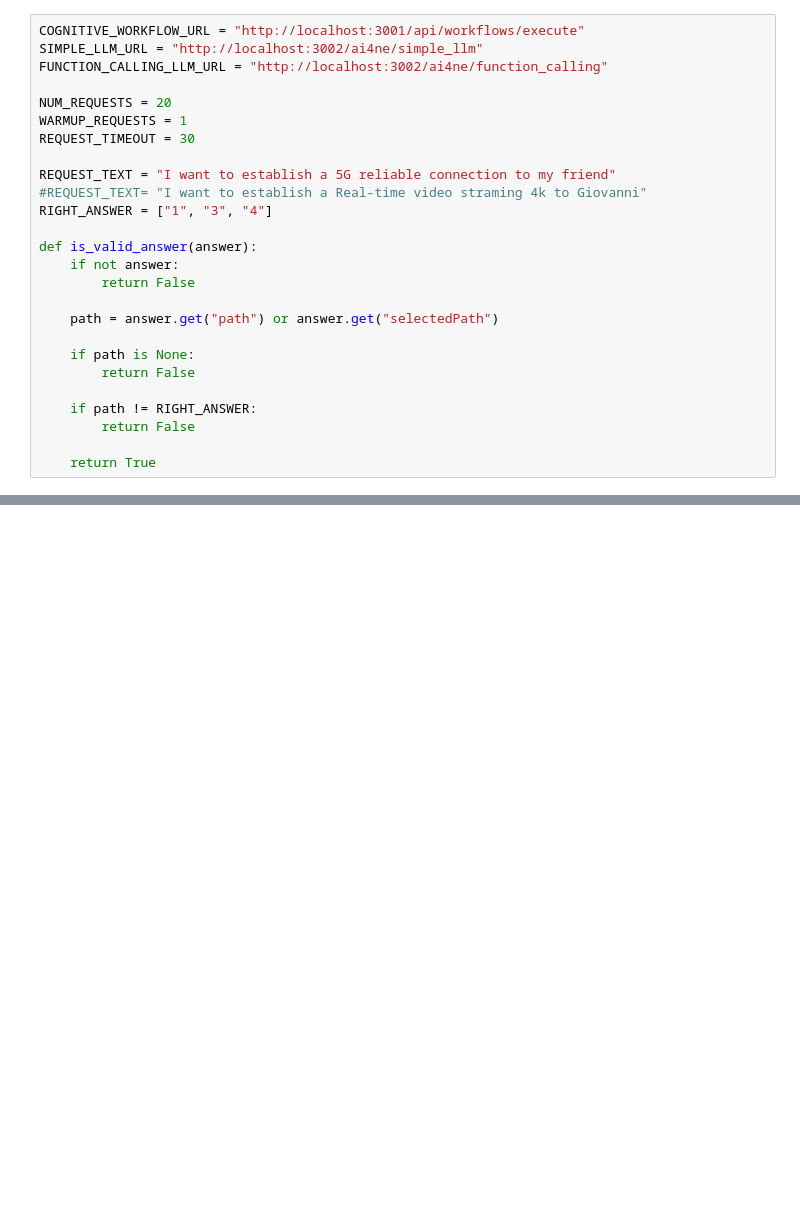
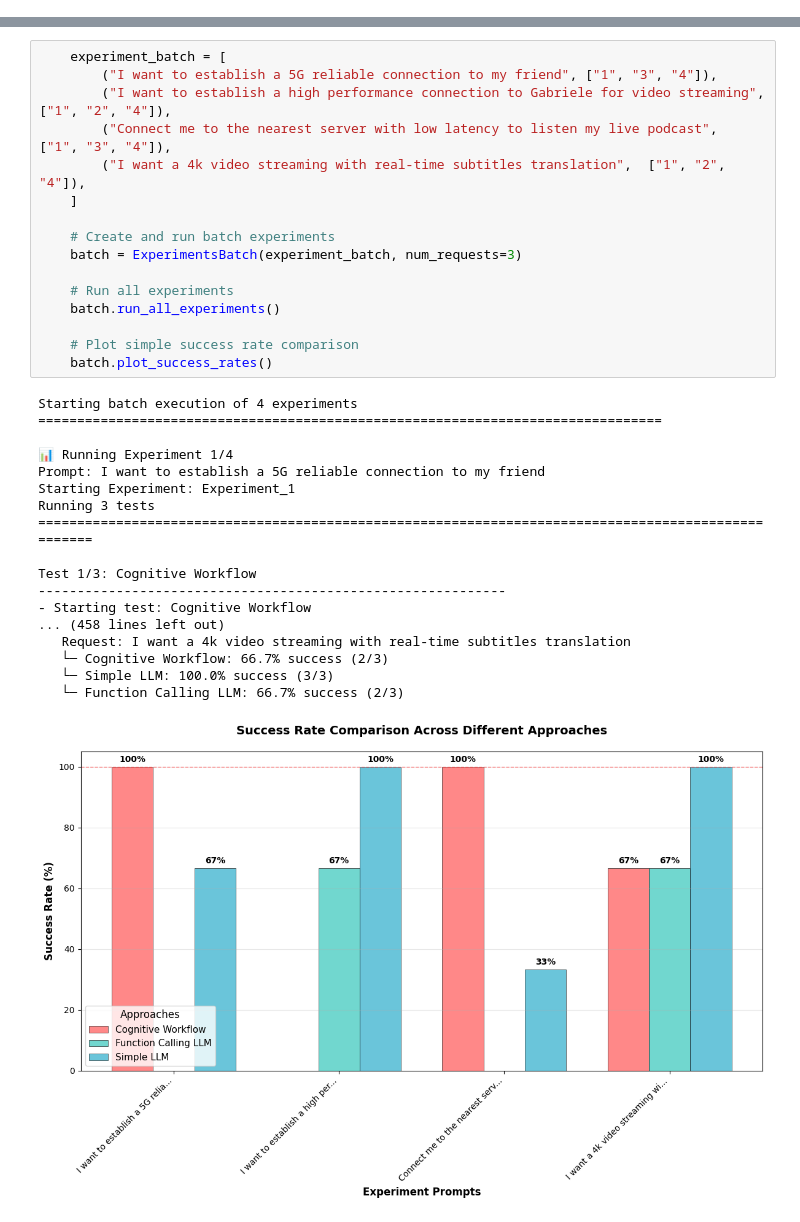
Before and after one commit to NiccoloCase/AI4NE_experimentation, a Jupyter notebook: notebook.ipynb, the cells around one changed output, grey strips where cells are left out. Drawn from its saved outputs; the diff is of its cells as text; blank space fills up the shorter version.

Commit message:
Improved Test Framework

```diff
--- a/notebook.ipynb
+++ b/notebook.ipynb
@@ -362,26 +12,0 @@ def save_results_to_csv(results, filename):
-# %%
-COGNITIVE_WORKFLOW_URL = "http://localhost:3001/api/workflows/execute"
-SIMPLE_LLM_URL = "http://localhost:3002/ai4ne/simple_llm"
-FUNCTION_CALLING_LLM_URL = "http://localhost:3002/ai4ne/function_calling"
-
-NUM_REQUESTS = 20
-WARMUP_REQUESTS = 1
-REQUEST_TIMEOUT = 30
-
-REQUEST_TEXT = "I want to establish a 5G reliable connection to my friend"
-#REQUEST_TEXT= "I want to establish a Real-time video straming 4k to Giovanni"
-RIGHT_ANSWER = ["1", "3", "4"]
-
-def is_valid_answer(answer):
-    if not answer:
-        return False
-
-    path = answer.get("path") or answer.get("selectedPath")
-
-    if path is None:
-        return False
-
-    if path != RIGHT_ANSWER:
-        return False
-
-    return True
@@ -474,0 +745,35 @@ Results successfully saved to cognitive_workflows.csv
+# %%
+    experiment_batch = [
+        ("I want to establish a 5G reliable connection to my friend", ["1", "3", "4"]),
+        ("I want to establish a high performance connection to Gabriele for video streaming",  ["1", "2", "4"]),
+        ("Connect me to the nearest server with low latency to listen my live podcast",  ["1", "3", "4"]),
+        ("I want a 4k video streaming with real-time subtitles translation",  ["1", "2", "4"]),
+    ]
+
+    # Create and run batch experiments
+    batch = ExperimentsBatch(experiment_batch, num_requests=3)
+
+    # Run all experiments
+    batch.run_all_experiments()
+
+    # Plot simple success rate comparison
+    batch.plot_success_rates()
+# %% [output]
+Starting batch execution of 4 experiments
+================================================================================
+
+📊 Running Experiment 1/4
+Prompt: I want to establish a 5G reliable connection to my friend
+Starting Experiment: Experiment_1
+Running 3 tests
+====================================================================================================
+
+Test 1/3: Cognitive Workflow
+------------------------------------------------------------
+- Starting test: Cognitive Workflow
+... (458 lines left out)
+   Request: I want a 4k video streaming with real-time subtitles translation
+   └─ Cognitive Workflow: 66.7% success (2/3)
+   └─ Simple LLM: 100.0% success (3/3)
+   └─ Function Calling LLM: 66.7% success (2/3)
+[figure, added]
```
Also changed, not shown: parts of 15 cells of this notebook.
